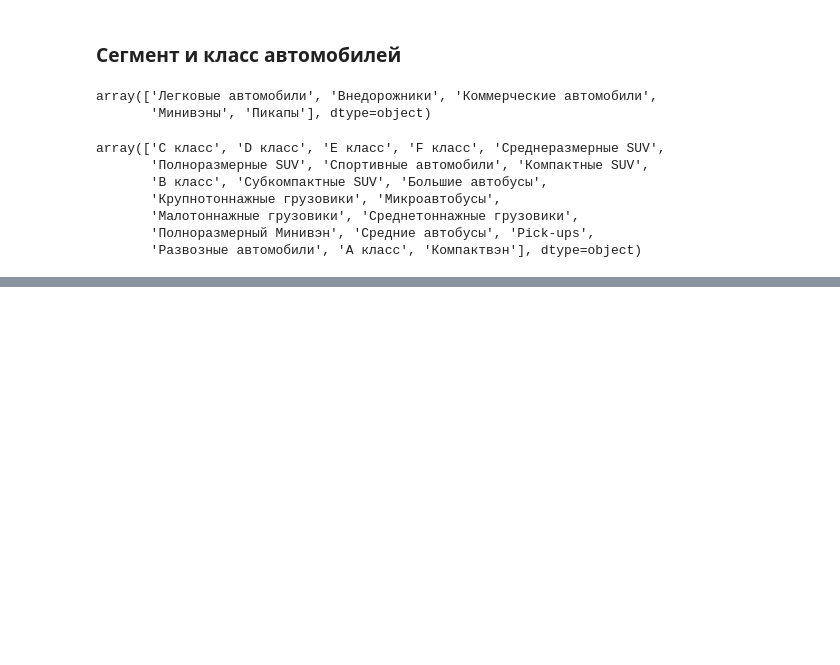
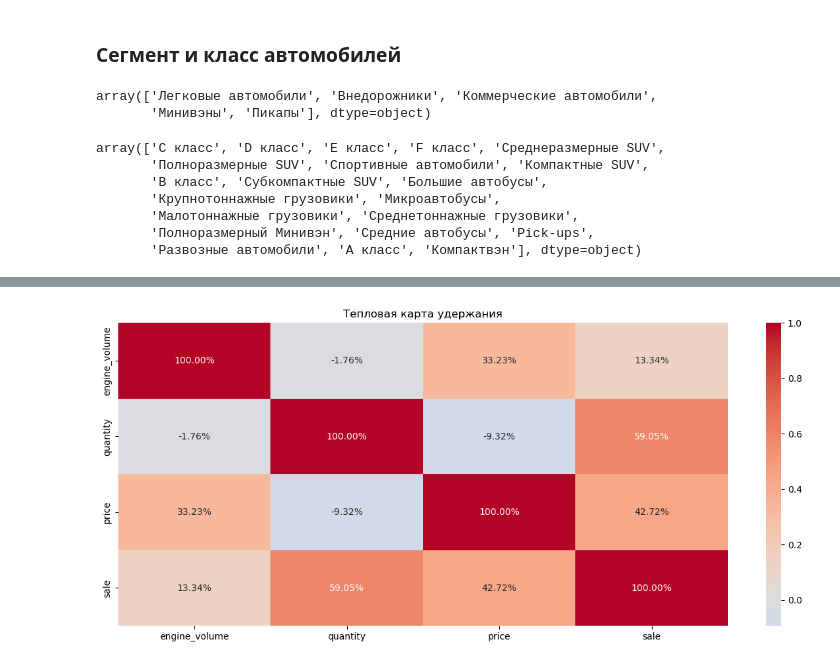
Before and after one commit to analyst-plv/car-sales, a Jupyter notebook: Авторынок.ipynb, the cells around one changed output, grey strips where cells are left out. Saved outputs shown, nothing was run; the diff lists cells and outputs as text; code cells hidden in the pictures; blank space fills up the shorter version.

```diff
--- a/Авторынок.ipynb
+++ b/Авторынок.ipynb
@@ -1135,0 +1296,4 @@ F класс                            38         0.10
+# %%
+df_corr=df.corr()
+#df_corr=df_corr.drop(['user_id','missing_balance'])
+df_corr
@@ -1135,0 +1307,7 @@ F класс                            38         0.10
+# %%
+plt.figure(figsize = (15, 6))
+sns.heatmap(df_corr, annot=True, cmap='coolwarm', center=0, fmt='.2%')
+plt.title('Тепловая карта удержания')
+plt.show()
+# %% [output]
+[figure, added]
```
Also changed, not shown: parts of 43 cells of this notebook.
